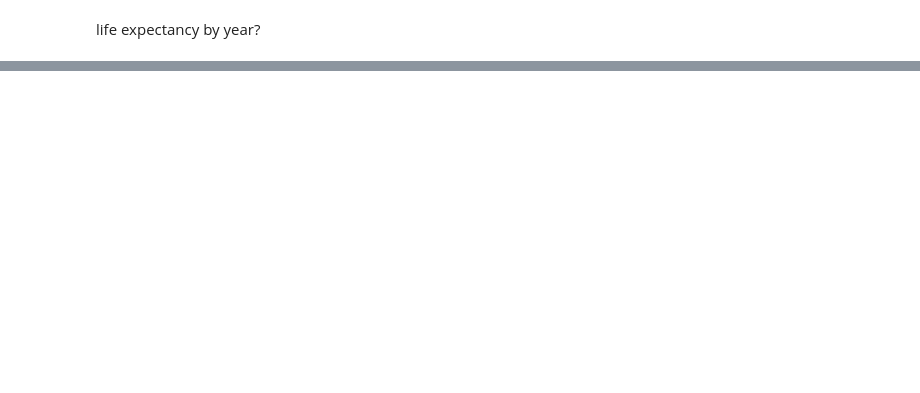
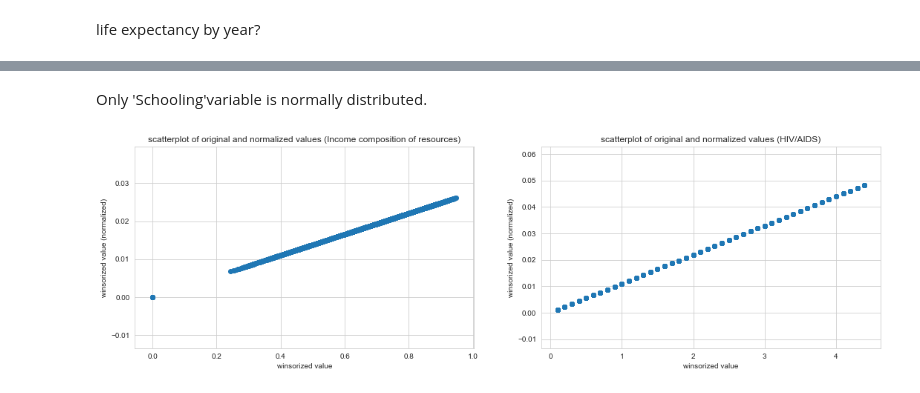
Before and after one commit to kathieking/Thinkful, a Jupyter notebook: check17_challenge-Copy1.ipynb, the cells around one changed output, grey strips where cells are left out. Cells and saved outputs as stored; diff of their text form; code cells hidden in the pictures; blank space fills up the shorter version.

```diff
--- a/check17_challenge-Copy1.ipynb
+++ b/check17_challenge-Copy1.ipynb
@@ -742,0 +1225,29 @@ np.sqrt(lifeexpectancy_df['log_Income composition of resources'])
+# %% [markdown]
+Only 'Schooling'variable is normally distributed.
+# %%
+from sklearn.preprocessing import normalize
+
+# normalize the winsorized variables
+lifeexpectancy_df['norm_Income composition of resources'] = normalize(np.array(lifeexpectancy_df['Income composition of resources']).reshape(1,-1)).reshape(-1,1)
+lifeexpectancy_df['norm_winsorized_HIV/AIDS'] = normalize(np.array(lifeexpectancy_df['winsorized_HIV/AIDS']).reshape(1,-1)).reshape(-1,1)
+
+plt.figure(figsize=(18,5))
+
+plt.subplot(1,2,1)
+# draw the heatmap using seaborn.
+plt.scatter(lifeexpectancy_df['Income composition of resources'], lifeexpectancy_df['norm_Income composition of resources'])
+plt.title('scatterplot of original and normalized values (Income composition of resources)')
+plt.xlabel('winsorized value')
+plt.ylabel('winsorized value (normalized)')
+
+plt.subplot(1,2,2)
+# draw the heatmap using seaborn.
+plt.scatter(lifeexpectancy_df['winsorized_HIV/AIDS'], lifeexpectancy_df['norm_winsorized_HIV/AIDS'])
+plt.title('scatterplot of original and normalized values (HIV/AIDS)')
+plt.xlabel('winsorized value')
+plt.ylabel('winsorized value (normalized)')
+
+
+plt.show()
+# %% [output]
+[figure, added]
```
Also changed, not shown: parts of 68 cells of this notebook.
